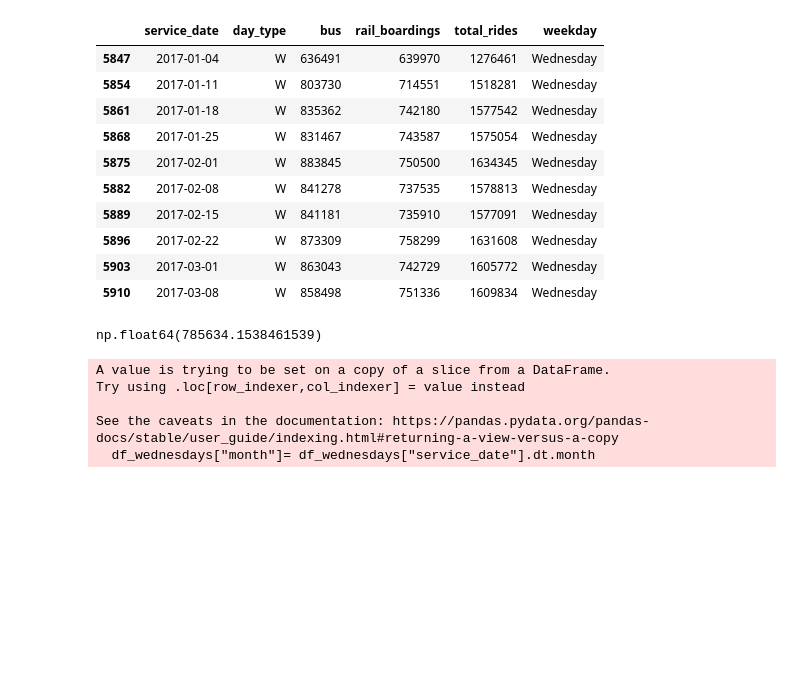
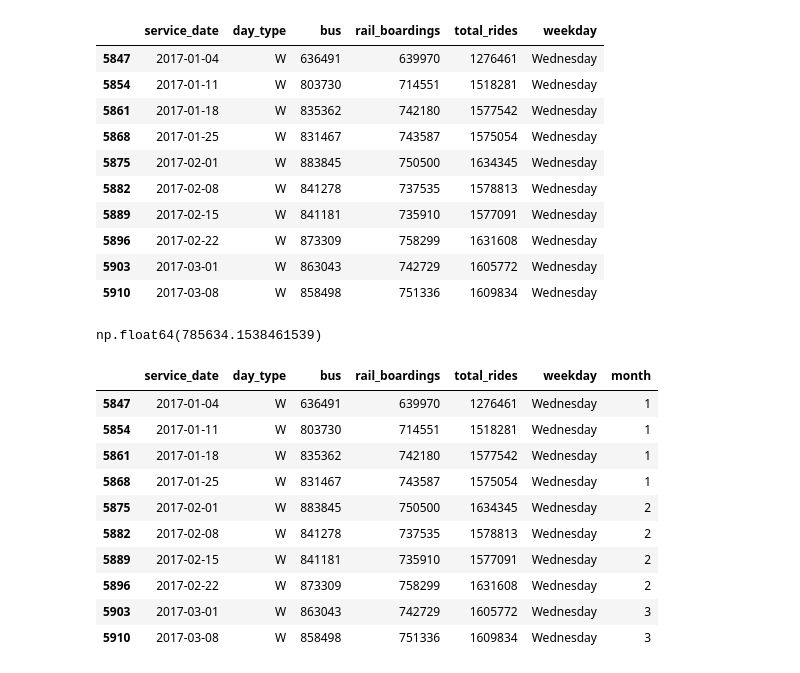
Before and after one commit to OrikG-bit/Chicago_Weather-Transportation, a Jupyter notebook: notebooks/01_transportation_bus_rail_total.ipynb, the cells around one changed output. Drawn from its saved outputs; the diff is of its cells as text; code cells hidden in the pictures; blank space fills up the shorter version.

```diff
--- a/notebooks/01_transportation_bus_rail_total.ipynb
+++ b/notebooks/01_transportation_bus_rail_total.ipynb
@@ -416,9 +416,16 @@ df_wednesdays["bus"].mean()
 np.float64(785634.1538461539)
 # %%
 df_wednesdays["month"]= df_wednesdays["service_date"].dt.month
+df_wednesdays.head(10)
 # %% [output]
-A value is trying to be set on a copy of a slice from a DataFrame.
-Try using .loc[row_indexer,col_indexer] = value instead
-
-See the caveats in the documentation: https://pandas.pydata.org/pandas-docs/stable/user_guide/indexing.html#returning-a-view-versus-a-copy
-  df_wednesdays["month"]= df_wednesdays["service_date"].dt.month
+|  | service_date | day_type | bus | rail_boardings | total_rides | weekday | month |
+| 5847 | 2017-01-04 | W | 636491 | 639970 | 1276461 | Wednesday | 1 |
+| 5854 | 2017-01-11 | W | 803730 | 714551 | 1518281 | Wednesday | 1 |
+| 5861 | 2017-01-18 | W | 835362 | 742180 | 1577542 | Wednesday | 1 |
+| 5868 | 2017-01-25 | W | 831467 | 743587 | 1575054 | Wednesday | 1 |
+| 5875 | 2017-02-01 | W | 883845 | 750500 | 1634345 | Wednesday | 2 |
+| 5882 | 2017-02-08 | W | 841278 | 737535 | 1578813 | Wednesday | 2 |
+| 5889 | 2017-02-15 | W | 841181 | 735910 | 1577091 | Wednesday | 2 |
+| 5896 | 2017-02-22 | W | 873309 | 758299 | 1631608 | Wednesday | 2 |
+| 5903 | 2017-03-01 | W | 863043 | 742729 | 1605772 | Wednesday | 3 |
+| 5910 | 2017-03-08 | W | 858498 | 751336 | 1609834 | Wednesday | 3 |
```
